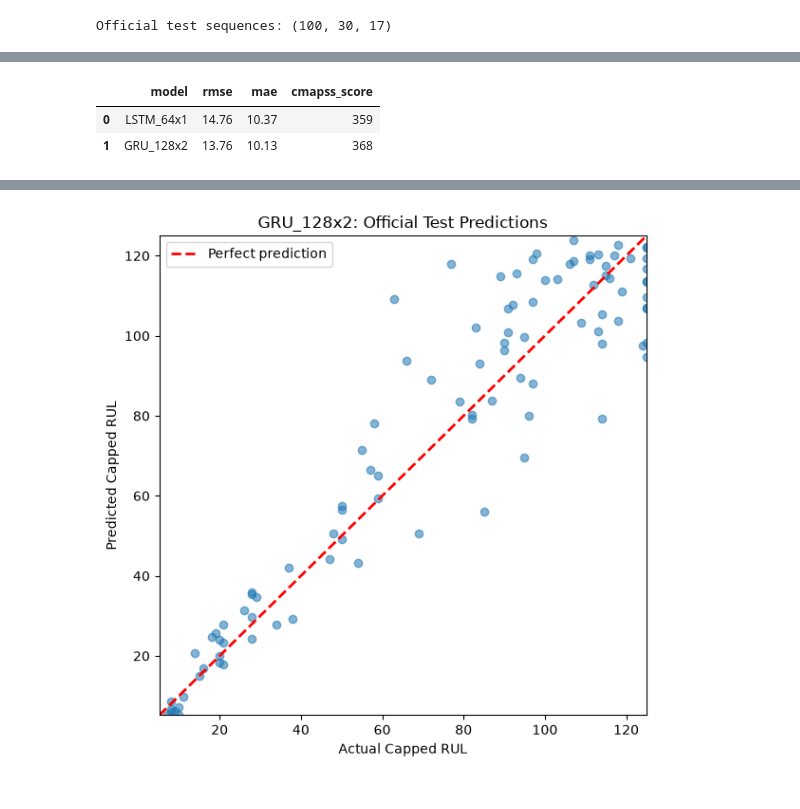
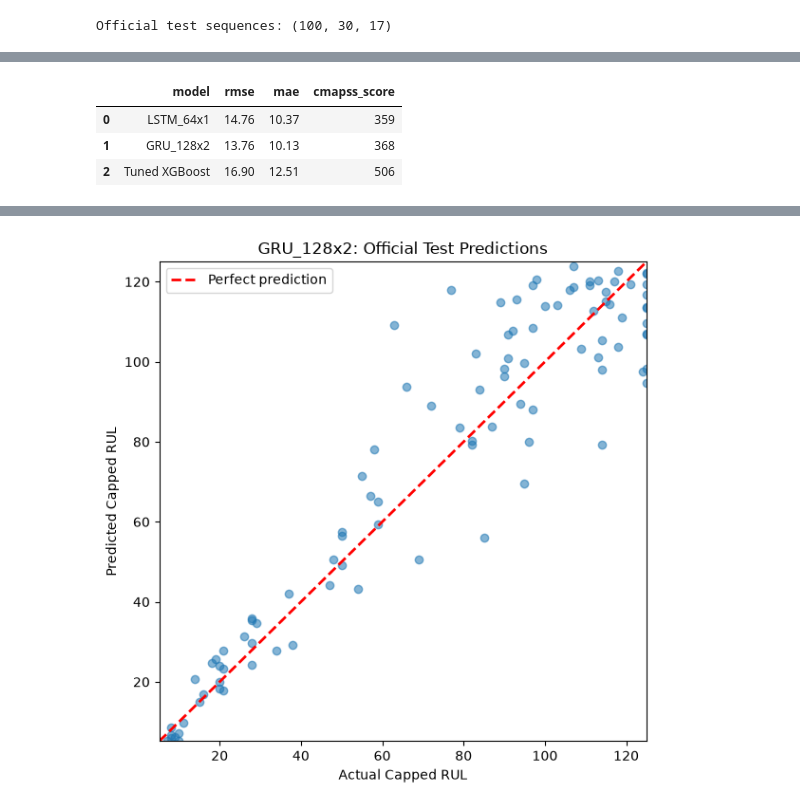
Before and after one commit to sudhakaran-srinivasan/intelligent-predictive-maintenance, a Jupyter notebook: notebooks/06_end_to_end_intelligent_predictive_maintenance.ipynb, the cells around one changed output, grey strips where cells are left out. Drawn from its saved outputs; the diff is of its cells as text; code cells hidden in the pictures.

```diff
--- a/notebooks/06_end_to_end_intelligent_predictive_maintenance.ipynb
+++ b/notebooks/06_end_to_end_intelligent_predictive_maintenance.ipynb
@@ -2011,40 +2146,50 @@ def predict_sequence_array(model, X):
     )
 
 
 lstm_test_pred = predict_sequence_array(
     final_lstm,
     X_test_last_seq,
 )
 gru_test_pred = predict_sequence_array(
     final_gru,
     X_test_last_seq,
 )
 
+# ---------------------------------------------------------
+# Compare all final models on the same 100 NASA test engines
+# ---------------------------------------------------------
+
+lstm_test_metrics = evaluate_regression(
+    y_test_actual,
+    lstm_test_pred,
+    best_lstm_config["name"],
+)
+
+gru_test_metrics = evaluate_regression(
+    y_test_actual,
+    gru_test_pred,
+    best_gru_config["name"],
+)
+
 official_test_results = (
     pd.DataFrame([
-        evaluate_regression(
-            y_test_actual,
-            lstm_test_pred,
-            best_lstm_config["name"],
-        ),
-        evaluate_regression(
-            y_test_actual,
-            gru_test_pred,
-            best_gru_config["name"],
-        ),
+        xgb_test_metrics,
+        lstm_test_metrics,
+        gru_test_metrics,
     ])
     .sort_values(["cmapss_score", "rmse", "mae"])
     .reset_index(drop=True)
 )
 
 display(
     official_test_results.style.format({
         "rmse": "{:.2f}",
         "mae": "{:.2f}",
         "cmapss_score": "{:,.0f}",
     })
 )
 # %% [output]
 |  | model | rmse | mae | cmapss_score |
 | 0 | LSTM_64x1 | 14.76 | 10.37 | 359 |
 | 1 | GRU_128x2 | 13.76 | 10.13 | 368 |
+| 2 | Tuned XGBoost | 16.90 | 12.51 | 506 |
```
Also changed, not shown: parts of 21 cells of this notebook, 3 other files.
